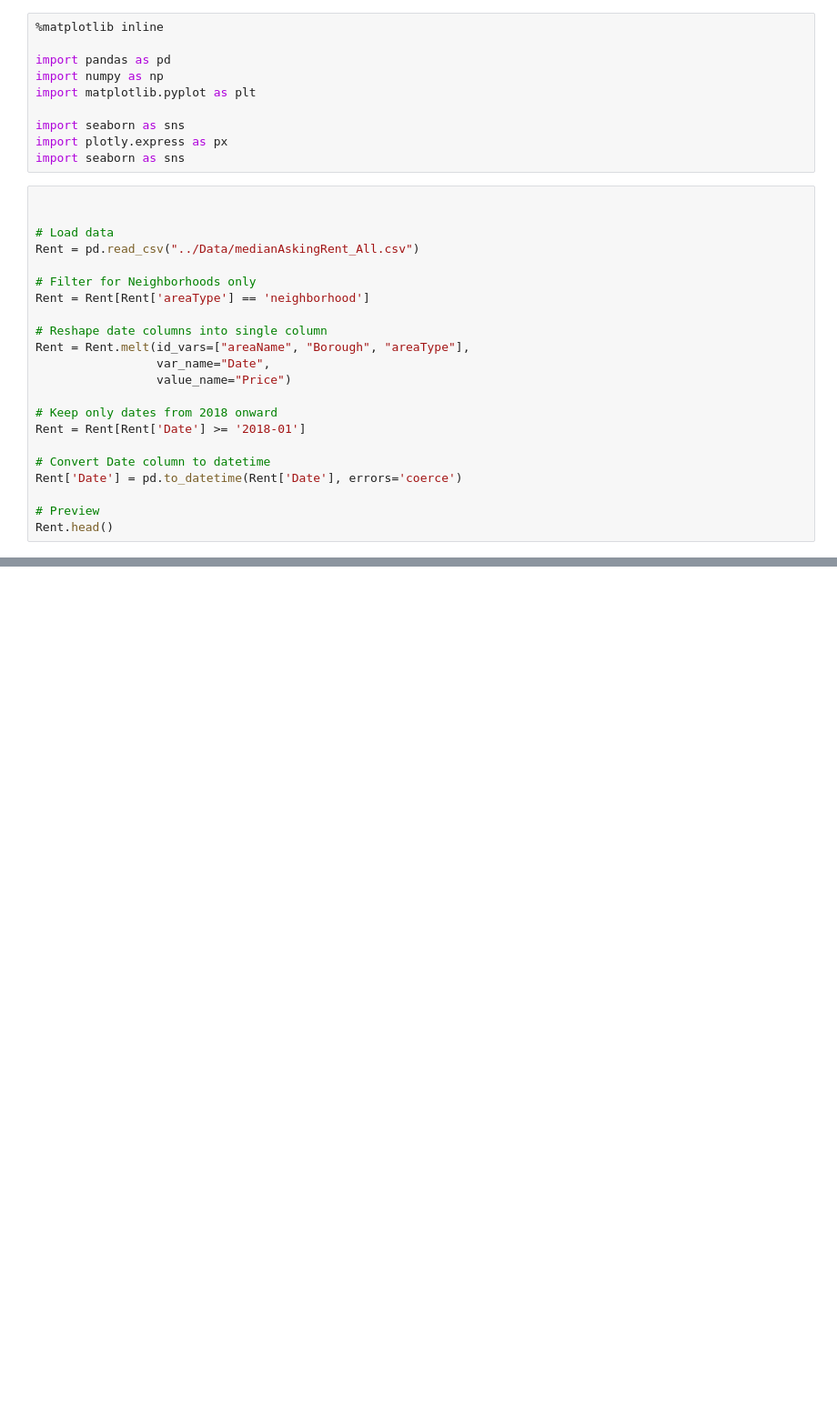
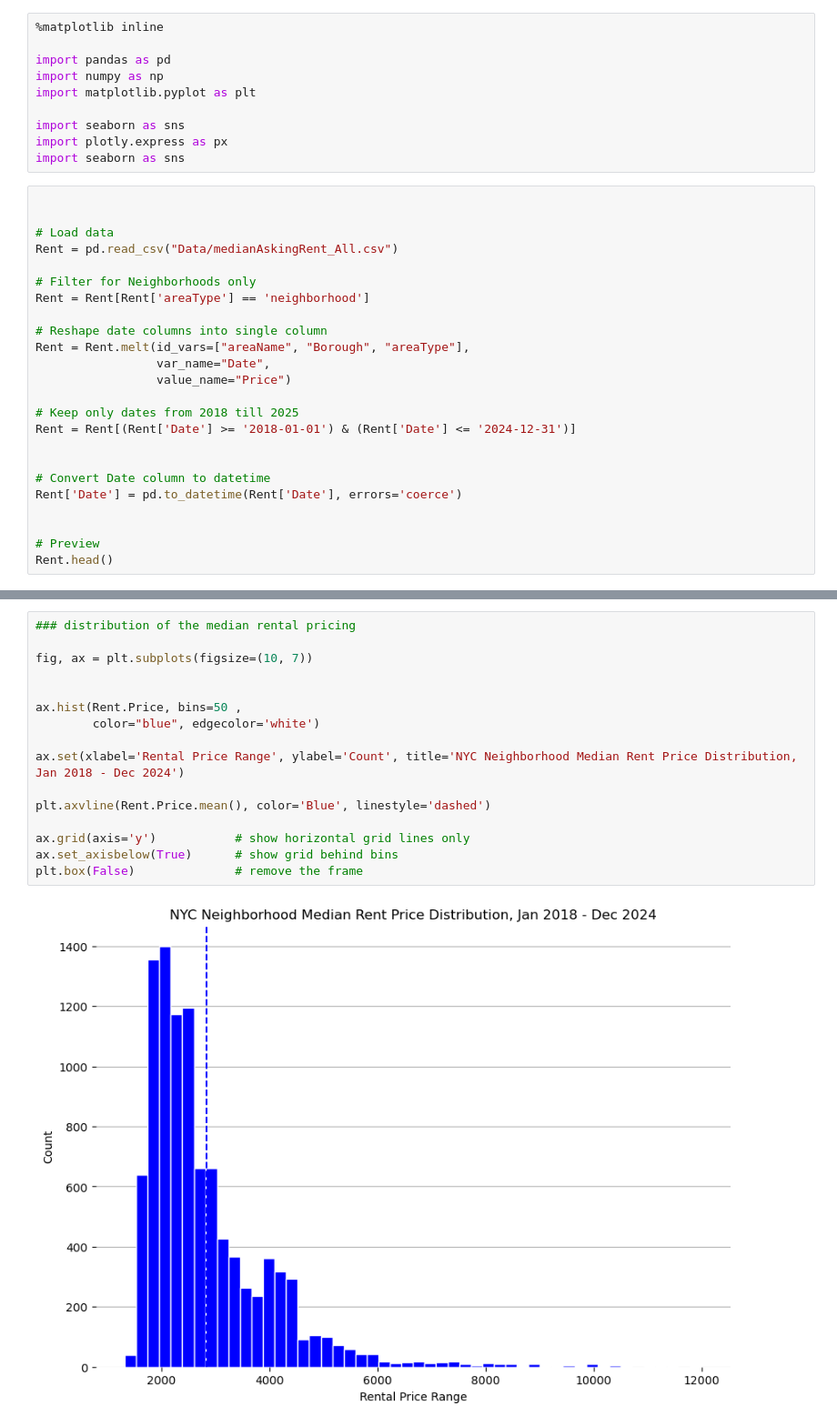
Before and after one commit to Khatiakhokhiashvili/Median-Rental-Pricing-Trends, a Jupyter notebook: rental.ipynb, the cells around one changed output, grey strips where cells are left out. Shown at 91% size. Cells and saved outputs as stored; diff of their text form; blank space fills up the shorter version.

```diff
--- a/rental.ipynb
+++ b/rental.ipynb
@@ -12,7 +12,7 @@ import seaborn as sns
 
 
 # Load data
-Rent = pd.read_csv("../Data/medianAskingRent_All.csv")
+Rent = pd.read_csv("Data/medianAskingRent_All.csv")
 
 # Filter for Neighborhoods only
 Rent = Rent[Rent['areaType'] == 'neighborhood']
@@ -22,12 +22,14 @@ Rent = Rent.melt(id_vars=["areaName", "Borough", "areaType"],
                  var_name="Date",
                  value_name="Price")
 
-# Keep only dates from 2018 onward
-Rent = Rent[Rent['Date'] >= '2018-01']
+# Keep only dates from 2018 till 2025
+Rent = Rent[(Rent['Date'] >= '2018-01-01') & (Rent['Date'] <= '2024-12-31')]
+
 
 # Convert Date column to datetime
 Rent['Date'] = pd.to_datetime(Rent['Date'], errors='coerce')
 
+
 # Preview
 Rent.head()
 # %% [output]
@@ -34,0 +66,18 @@ FileNotFoundError: [Errno 2] No such file or directory: '../Data/medianAskingRen
+# %%
+### distribution of the median rental pricing
+
+fig, ax = plt.subplots(figsize=(10, 7))
+
+
+ax.hist(Rent.Price, bins=50 ,
+        color="blue", edgecolor='white')
+
+ax.set(xlabel='Rental Price Range', ylabel='Count', title='NYC Neighborhood Median Rent Price Distribution, Jan 2018 - Dec 2024')
+
+plt.axvline(Rent.Price.mean(), color='Blue', linestyle='dashed')
+
+ax.grid(axis='y')           # show horizontal grid lines only
+ax.set_axisbelow(True)      # show grid behind bins
+plt.box(False)              # remove the frame
+# %% [output]
+[figure, added]
```
Also changed, not shown: parts of 15 cells of this notebook, 1 other file.
